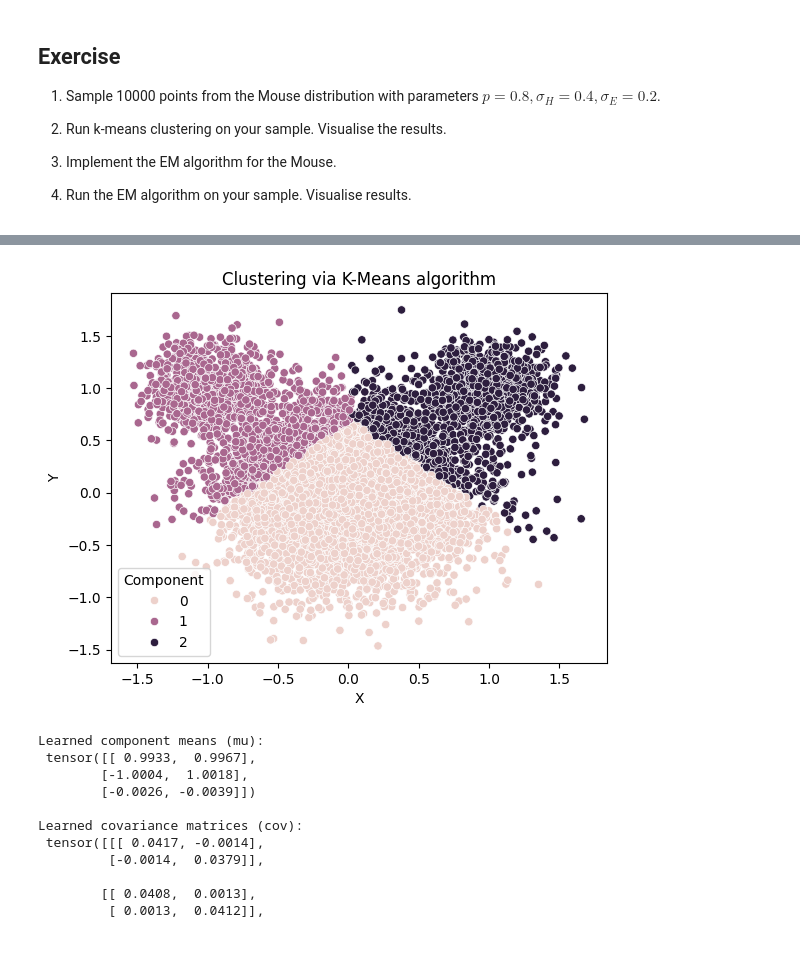
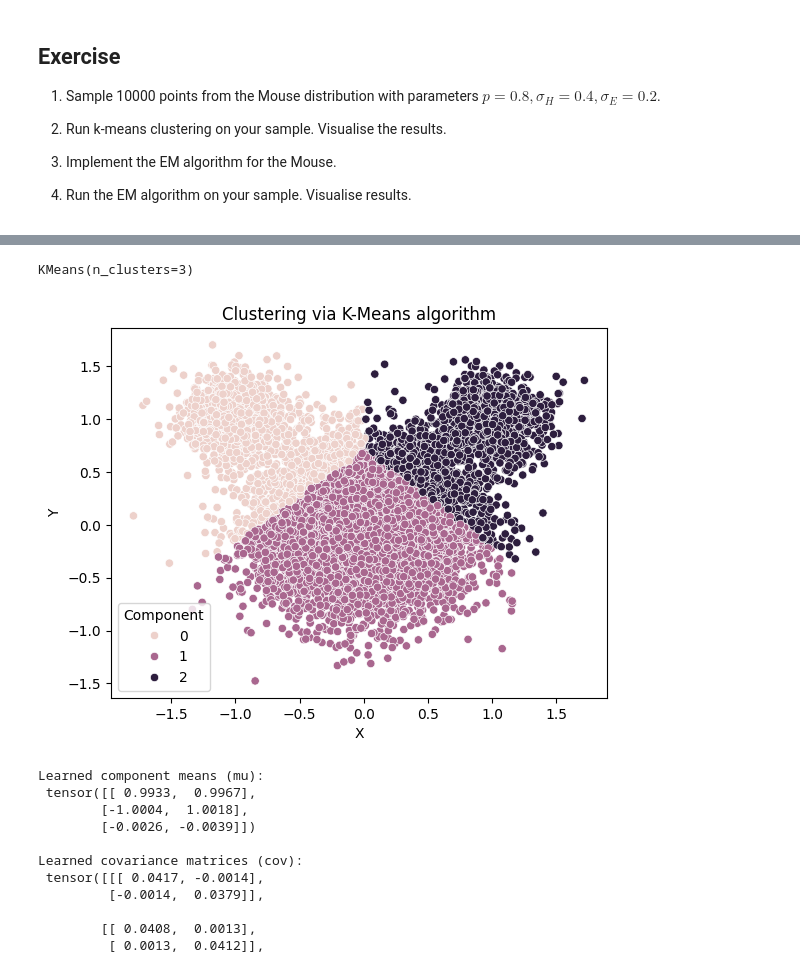
Before and after one commit to MichalSlowakiewicz/Statistical-Data-Analysis-2, a Jupyter notebook: LAB_9.ipynb, the cells around one changed output, grey strips where cells are left out. Saved outputs shown, nothing was run; the diff lists cells and outputs as text; code cells hidden in the pictures.

```diff
--- a/LAB_9.ipynb
+++ b/LAB_9.ipynb
@@ -222,15 +256,18 @@ plt.show()
 # %%
 # run k-means
+import sklearn
 from sklearn.cluster import KMeans
 
-km_assignment = ...
+km_assignment = sklearn.cluster.KMeans(n_clusters=3).fit(sample)
+print(km_assignment)
 
-sns.scatterplot(x=..., y=..., hue=km_assignment.labels_)
+sns.scatterplot(x=sampleT[0], y=sampleT[1], hue=km_assignment.labels_)
 plt.xlabel("X")
 plt.ylabel("Y")
 plt.title("Clustering via K-Means algorithm")
 plt.legend(title='Component')
 plt.show()
 # %% [output]
+KMeans(n_clusters=3)
-[figure, old version]
+[figure, new version]
 # %%
```
Also changed, not shown: parts of 4 cells of this notebook.
